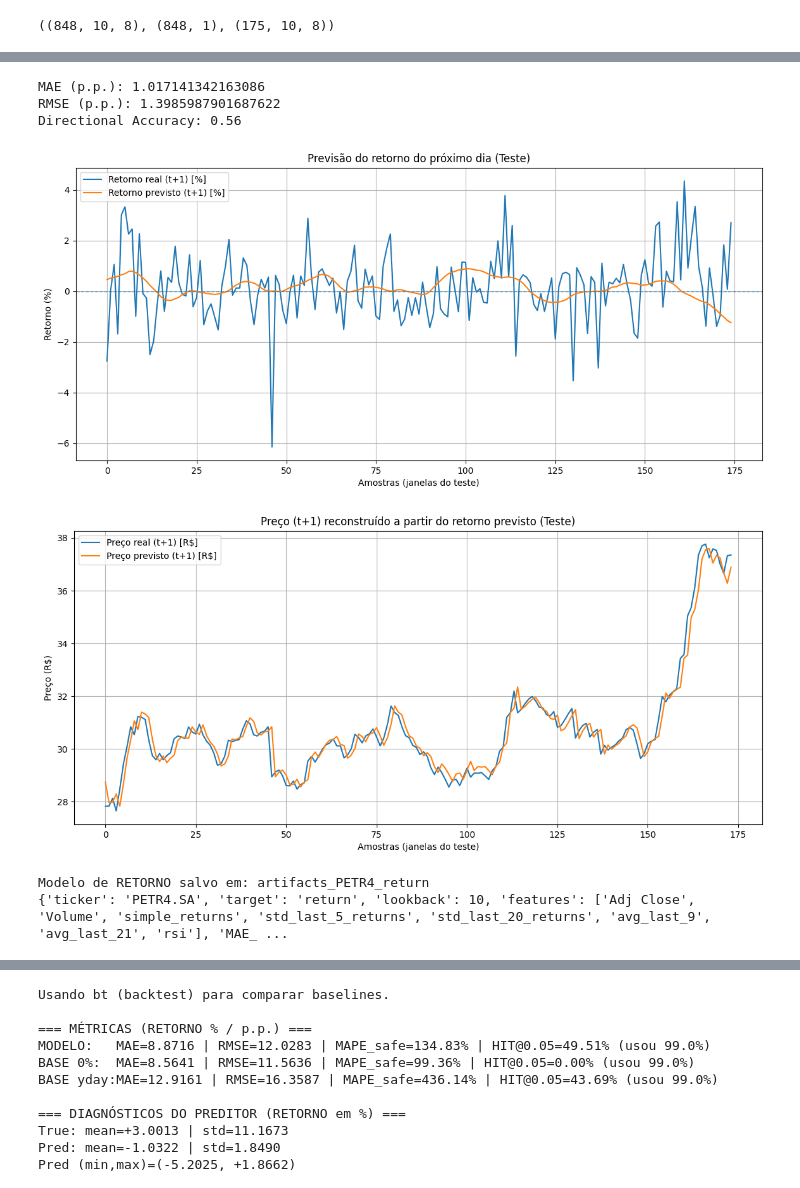
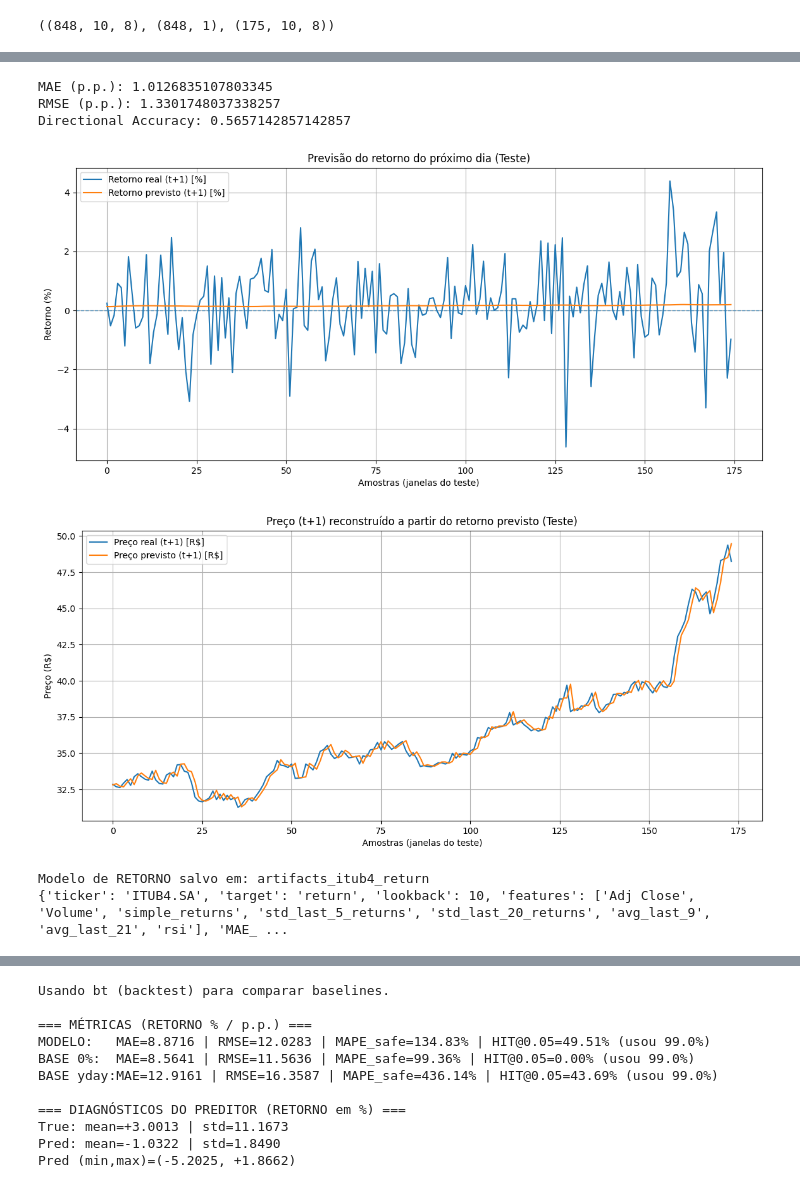
Before and after one commit to paulorics/itub4_api_docker, a Jupyter notebook: Tech_Challenge_Fase4_ITUB4_LSTM-Returns.ipynb, the cells around one changed output, grey strips where cells are left out. Drawn from its saved outputs; the diff is of its cells as text; code cells hidden in the pictures.

```diff
--- a/Tech_Challenge_Fase4_ITUB4_LSTM-Returns.ipynb
+++ b/Tech_Challenge_Fase4_ITUB4_LSTM-Returns.ipynb
@@ -24,7 +21,7 @@ from tensorflow import keras
 from src.data_loader import fetch_yahoo_prices
 
 df = fetch_yahoo_prices(
-    "PETR4.SA", #"ITUB4.SA",
+    "ITUB4.SA",
     start="2021-01-01",
     interval="1d"
 )
@@ -41,13 +37,0 @@ df.head()
-# %%
-'''# 1) Coleta de dados (yfinance)
-TICKER = "ITUB4.SA"
-START = "2024-01-01"
-END = None         # None = até hoje
-INTERVAL = "1d"    # diário
-
-df = yf.download(TICKER, start=START, end=END, interval=INTERVAL, auto_adjust=False, progress=False)
-if df is None or df.empty:
-    raise ValueError(f"Nenhum dado retornado para {TICKER}. Verifique ticker/período.")
-df = df.dropna()
-df.head()
-'''
@@ -524,7 +442,7 @@ model = keras.Sequential([
 # O parâmetro delta define o ponto de transição
 # entre comportamento MSE e MAE.
 model.compile(
-    optimizer=keras.optimizers.Adam(learning_rate=2e-3),
+    optimizer=keras.optimizers.Adam(learning_rate=5e-3),
     loss=keras.losses.Huber(delta=1.0)
 )
 
@@ -663,6 +581,17 @@ y_pred_s = model.predict(Xte, verbose=0).astype("float32")
 # 2) Desnormaliza para retorno (%)
 y_true_ret_pct = y_scaler.inverse_transform(yte).reshape(-1)
 y_pred_ret_pct = y_scaler.inverse_transform(y_pred_s).reshape(-1)
+
+# CALCULA MAE e RMSE
+def mae(y_true, y_pred):
+    y_true = np.asarray(y_true).reshape(-1)
+    y_pred = np.asarray(y_pred).reshape(-1)
+    return float(np.mean(np.abs(y_true - y_pred)))
+
+def rmse(y_true, y_pred):
+    y_true = np.asarray(y_true).reshape(-1)
+    y_pred = np.asarray(y_pred).reshape(-1)
+    return float(np.sqrt(np.mean((y_true - y_pred) ** 2)))
 
 print("MAE (p.p.):", float(mae(y_true_ret_pct, y_pred_ret_pct)))
 print("RMSE (p.p.):", float(rmse(y_true_ret_pct, y_pred_ret_pct)))
@@ -685,48 +614,43 @@ plt.show()
 # 4) Reconstrução de preço (t+1)
 n = len(feat)
 n_train = int(n * 0.70)
 n_val   = int(n * 0.15)
 test_start = n_train + n_val
 pred_start = test_start + LOOKBACK
 
 # fatiar com tamanho exato do y
 idx_pred = feat.index[pred_start : pred_start + len(y_true_ret_pct)]
 
 price_t = feat.loc[idx_pred, "Adj Close"].values.reshape(-1)
 price_true_t1 = feat["Adj Close"].shift(-1).loc[idx_pred].values.reshape(-1)
 
 price_pred_t1 = price_t * (1.0 + (y_pred_ret_pct / 100.0))
 
 # remover NaNs do shift(-1)
 valid = ~np.isnan(price_true_t1)
 price_true_t1 = price_true_t1[valid]
 price_pred_t1 = price_pred_t1[valid]
 
 plt.figure(figsize=(14, 6))
 plt.plot(price_true_t1, label="Preço real (t+1) [R$]")
 plt.plot(price_pred_t1, label="Preço previsto (t+1) [R$]")
 plt.title("Preço (t+1) reconstruído a partir do retorno previsto (Teste)")
 plt.xlabel("Amostras (janelas do teste)")
 plt.ylabel("Preço (R$)")
 plt.legend()
 plt.grid(True)
 plt.show()
 # %% [output]
-MAE (p.p.): 1.017141342163086
-RMSE (p.p.): 1.3985987901687622
-Directional Accuracy: 0.56
+MAE (p.p.): 1.0126835107803345
+RMSE (p.p.): 1.3301748037338257
+Directional Accuracy: 0.5657142857142857
-[figure, old version]
+[figure, new version]
-[figure, old version]
+[figure, new version]
 # %%
-import os, json
-import joblib
-
-#TICKER = "ITUB4.SA"
-TICKER = "PETR4.SA"
+TICKER = "ITUB4.SA"
 TARGET_TYPE = "return"
 
-#ARTIFACT_DIR = "artifacts_itub4_return"
-ARTIFACT_DIR = "artifacts_PETR4_return"
+ARTIFACT_DIR = "artifacts_itub4_return"
 
 os.makedirs(ARTIFACT_DIR, exist_ok=True)
 
@@ -755,8 +679,8 @@ with open(os.path.join(ARTIFACT_DIR, "metrics.json"), "w", encoding="utf-8") as
 print("Modelo de RETORNO salvo em:", ARTIFACT_DIR)
 print(metrics)
 # %% [output]
-Modelo de RETORNO salvo em: artifacts_PETR4_return
-{'ticker': 'PETR4.SA', 'target': 'return', 'lookback': 10, 'features': ['Adj Close', 'Volume', 'simple_returns', 'std_last_5_returns', 'std_last_20_returns', 'avg_last_9', 'avg_last_21', 'rsi'], 'MAE_ ...
+Modelo de RETORNO salvo em: artifacts_itub4_return
+{'ticker': 'ITUB4.SA', 'target': 'return', 'lookback': 10, 'features': ['Adj Close', 'Volume', 'simple_returns', 'std_last_5_returns', 'std_last_20_returns', 'avg_last_9', 'avg_last_21', 'rsi'], 'MAE_ ...
 # %%
 # =========================
 # BACKTEST (walk-forward) – 2015 em diante (RETORNO -> PREÇO)
```
Also changed, not shown: parts of 11 cells of this notebook, 8 other files.
